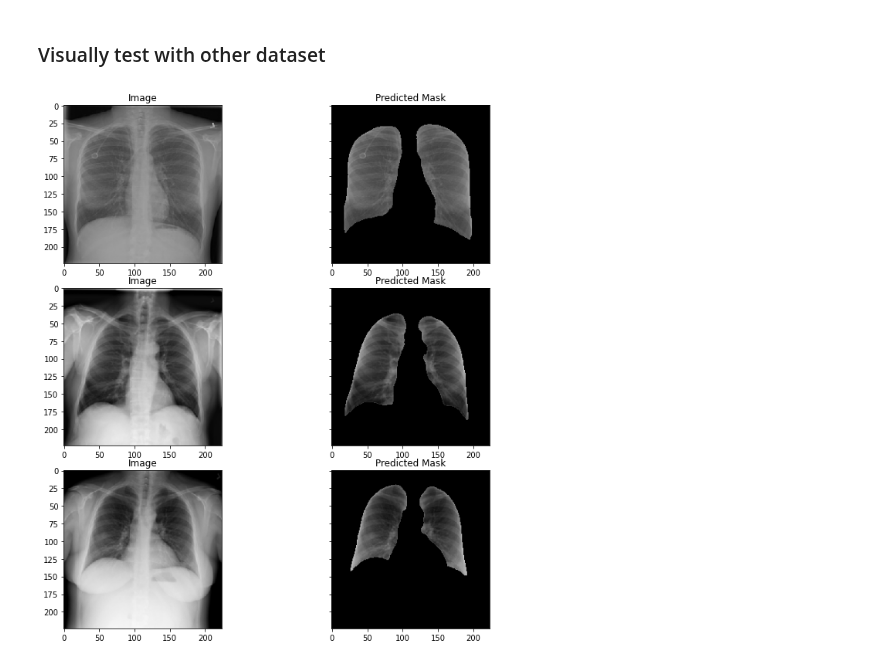
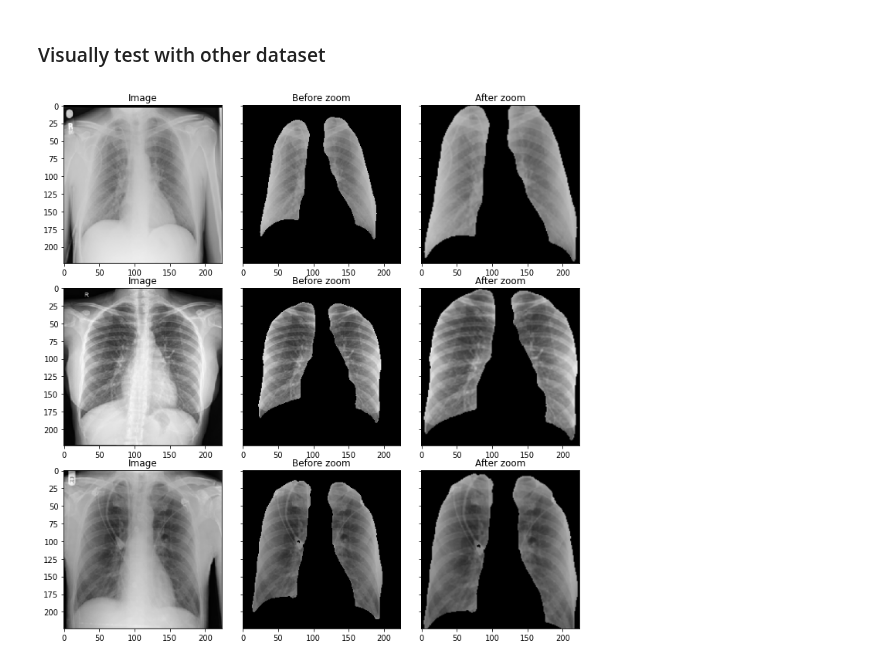
Before and after one commit to karencfisher/COVID19, a Jupyter notebook: notebooks/Unet.ipynb, the cells around one changed output. Cells and saved outputs as stored; diff of their text form; code cells hidden in the pictures.

```diff
--- a/notebooks/Unet.ipynb
+++ b/notebooks/Unet.ipynb
@@ -195,8 +247,9 @@ input_layer = model.layers[0]
 image_in = input_layer.output
 
 x = model.output
-threshed = Lambda(thresh, arguments={'threshold': 0.5})(x)
-outputs = Multiply()([threshed, image_in])
+#threshed = Lambda(thresh, arguments={'threshold': 0.5})(x)
+#outputs = Multiply()([threshed, image_in])
+outputs = MergeZoom()([x, image_in])
 
 model2 = Model(inputs=model.input, outputs=[outputs, x])
 model2.summary()
@@ -269,28 +326,32 @@ new_images_path = os.path.join('data', 'test', 'normal')
 # %%
 new_images_list = os.listdir(new_images_path)
 indexes = random.sample(range(len(new_images_list)), 3)
 
 images = []
 
 for j in range(3):
   new_image_path = os.path.join(new_images_path, new_images_list[indexes[j]])
   image = load_img(new_image_path, target_size=(224, 224))
   images.append(img_to_array(image))
 
 images = K.stack(images)
 
 x = images / 255.
-y, _ = model2.predict(x)
+y, mask = model2.predict(x)
+mask = (mask >= 0.5).astype(np.float32)
 
-f, axes = plt.subplots(3, 2, sharey=True, figsize=(10, 10))
+f, axes = plt.subplots(3, 3, sharey=True, figsize=(10, 10))
 plt.tight_layout()
 
 for j in range(3):
   axes[j][0].imshow(images[j] / 255.)
   axes[j][0].set_title('Image')
 
-  axes[j][1].imshow(y[j])
-  axes[j][1].set_title('Predicted Mask')
+  axes[j][1].imshow(images[j] * mask[j] / 255.)
+  axes[j][1].set_title('Before zoom')
+
+  axes[j][2].imshow(y[j])
+  axes[j][2].set_title('After zoom')
 plt.show()
 # %% [output]
-[figure, old version]
+[figure, new version]
```
Also changed, not shown: parts of 7 cells of this notebook.
